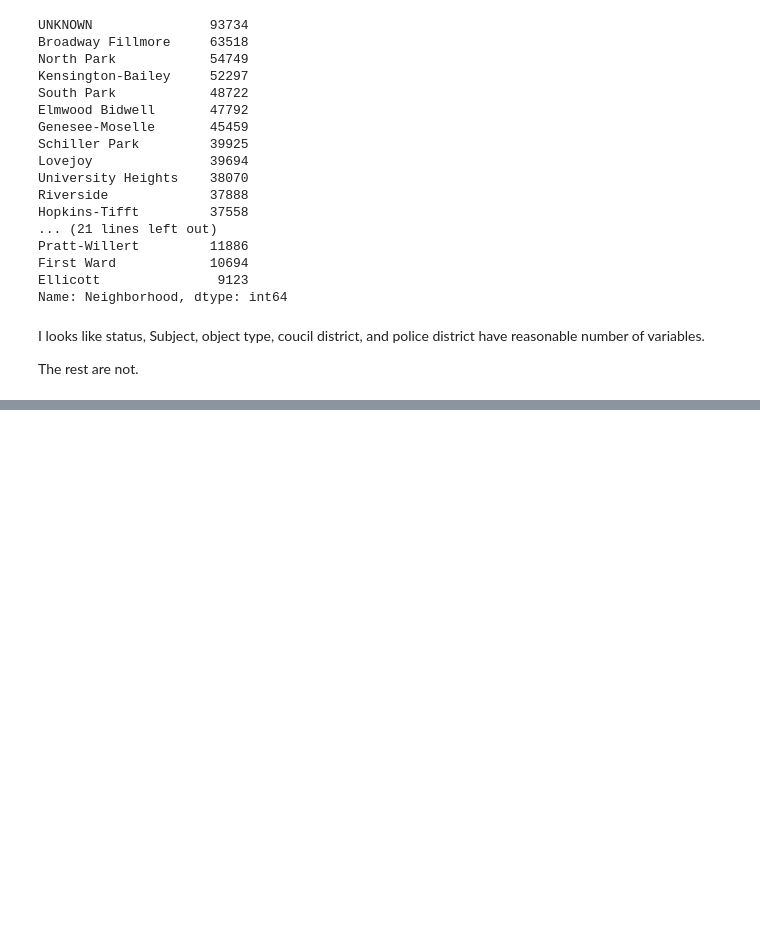
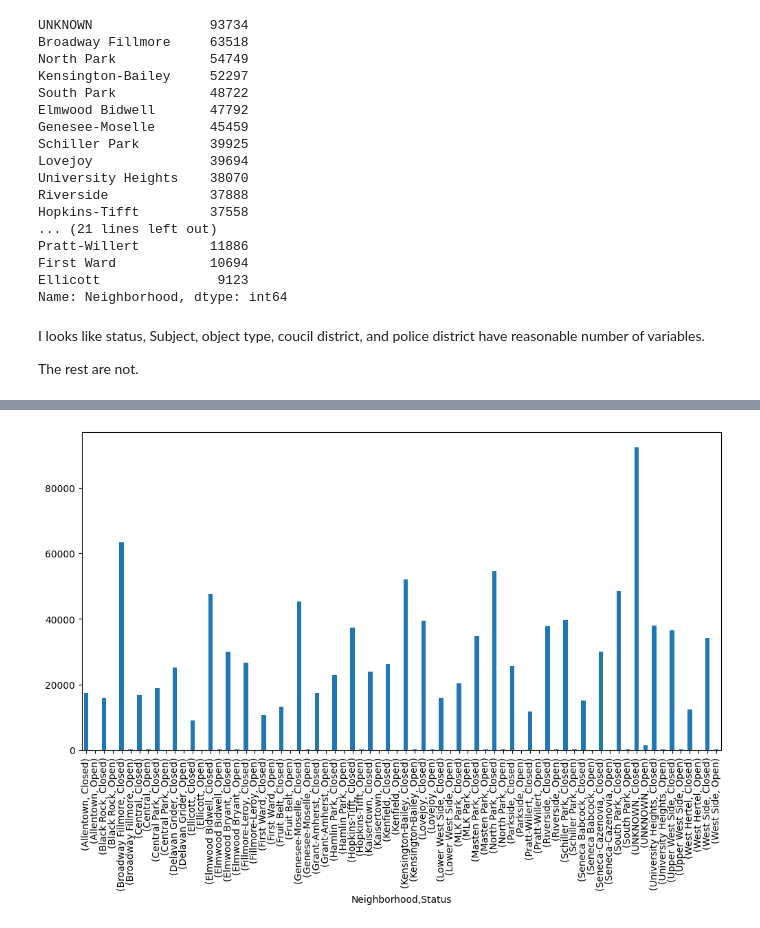
Before and after one commit to Hemondj/Projects, a Jupyter notebook: JamesHemondProject1.ipynb, the cells around one changed output, grey strips where cells are left out. Saved outputs shown, nothing was run; the diff lists cells and outputs as text; code cells hidden in the pictures; blank space fills up the shorter version.

```diff
--- a/JamesHemondProject1.ipynb
+++ b/JamesHemondProject1.ipynb
@@ -215,0 +236,11 @@ The rest are not.
+# %%
+import matplotlib.pyplot as plt
+
+result = buff_dd.groupby(CatVars[7])
+counts = result[CatVars[0]].value_counts().compute()
+
+plt.figure(figsize=(12, 6))
+ax = counts.plot(kind='bar')
+plt.show()
+# %% [output]
+[figure, added]
```
Also changed, not shown: parts of 6 cells of this notebook.
